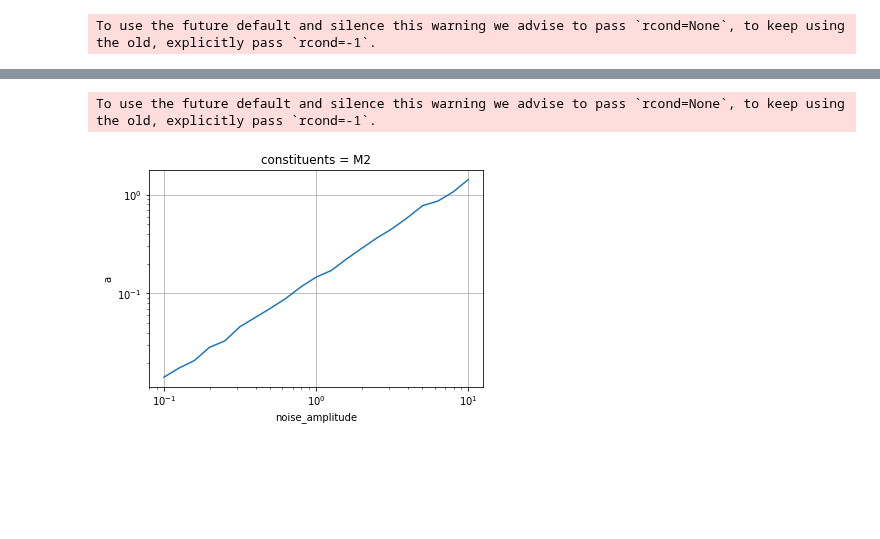
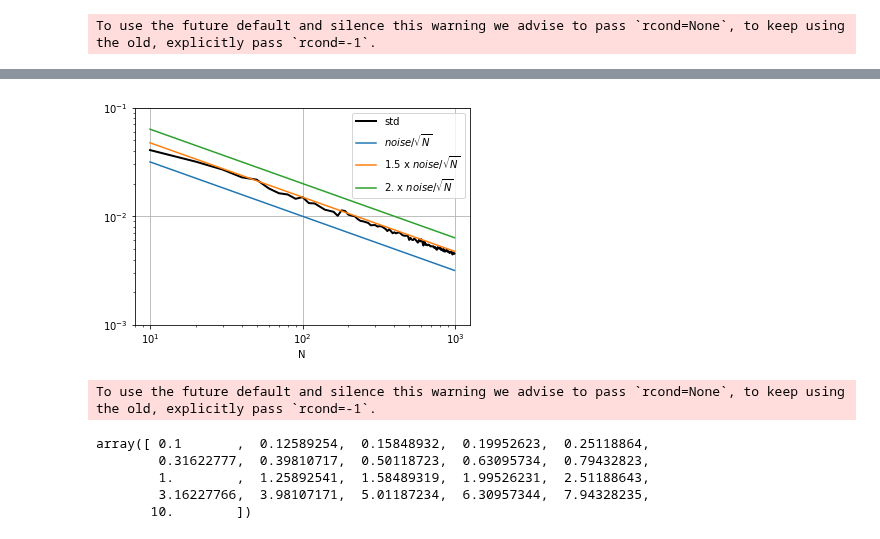
Before and after one commit to apatlpo/itide_ops, a Jupyter notebook: tipe_2019/synthetic.ipynb, the cells around one changed output, grey strips where cells are left out. Cells and saved outputs as stored; diff of their text form; code cells hidden in the pictures; blank space fills up the shorter version.

```diff
--- a/tipe_2019/synthetic.ipynb
+++ b/tipe_2019/synthetic.ipynb
@@ -357,8 +386,0 @@ plt.grid()
-# %%
-# temporal window = number of points
-D={}
-T = np.arange(10.,1000.,10.)
-for t in T:
-    D[t] = solve_pb([1.], .1, T=t, dt=1., N_realisations=1000, constituents=['M2'], omega=[1.9322])
-dsa = xr.concat(list(D.values()), pd.Series(T).rename('T'))
-dsa = dsa.assign_coords(N=dsa.T/dsa.dt)
@@ -365,3 +418,14 @@ dsa = dsa.assign_coords(N=dsa.T/dsa.dt)
+# %%
+dsa.std('realisations').a.sel(constituents='M2').plot(x='N', color='k', lw=2, xscale='log', yscale='log', label='std')
+(1.*dsa.noise_amplitude/np.sqrt(dsa.N)).plot(x='N', xscale='log', yscale='log', label='$noise/\sqrt{N}$')
+(1.5*dsa.noise_amplitude/np.sqrt(dsa.N)).plot(x='N', xscale='log', yscale='log', label='1.5 x $noise/\sqrt{N}$')
+(2.*dsa.noise_amplitude/np.sqrt(dsa.N)).plot(x='N', xscale='log', yscale='log', label='2. x $noise/\sqrt{N}$')
+plt.legend()
+plt.ylabel('')
+plt.ylim((.001,.1))
+plt.grid()
+# %% [output]
+[figure, added]
 # %%
 # noise amplitude
 D={}
@@ -372,8 +436,11 @@ for e in E:
 dsa = xr.concat(list(D.values()), pd.Series(E).rename('noise_amplitude'))
 # %% [output]
 To use the future default and silence this warning we advise to pass `rcond=None`, to keep using the old, explicitly pass `rcond=-1`.
-# %%
-dsa.std('realisations').a.sel(constituents='M2').plot.line(x='noise_amplitude', xscale='log', yscale='log')
-plt.grid()
-# %% [output]
-[figure, removed]
+# %%
+E
+# %% [output]
+array([ 0.1       ,  0.12589254,  0.15848932,  0.19952623,  0.25118864,
+        0.31622777,  0.39810717,  0.50118723,  0.63095734,  0.79432823,
+        1.        ,  1.25892541,  1.58489319,  1.99526231,  2.51188643,
+        3.16227766,  3.98107171,  5.01187234,  6.30957344,  7.94328235,
+       10.        ])
```
Also changed, not shown: parts of 19 cells of this notebook, 2 other files.
